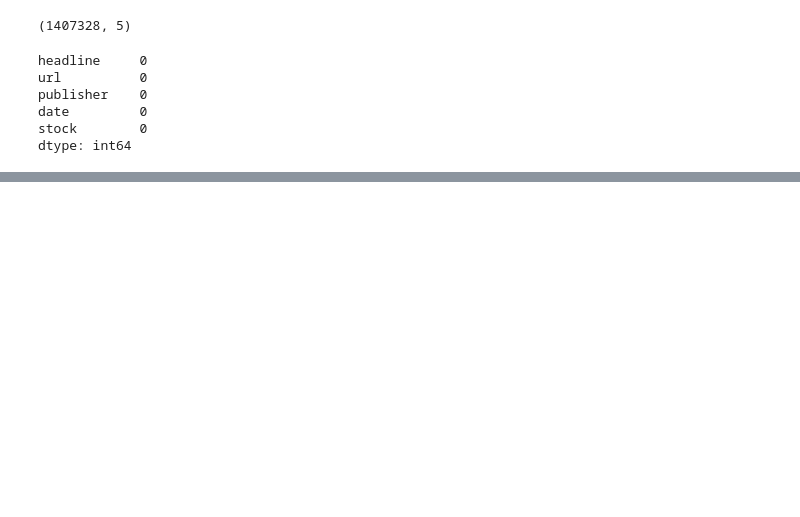
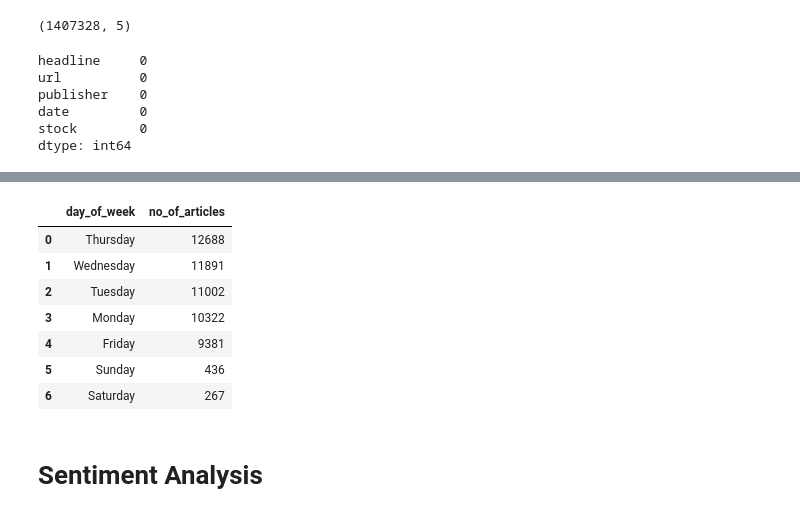
Before and after one commit to epythonlab/aim10academy-week1-challenge, a Jupyter notebook: notebooks/eda_notebook.ipynb, the cells around one changed output, grey strips where cells are left out. Saved outputs shown, nothing was run; the diff lists cells and outputs as text; code cells hidden in the pictures; blank space fills up the shorter version.

```diff
--- a/notebooks/eda_notebook.ipynb
+++ b/notebooks/eda_notebook.ipynb
@@ -93,3 +129,18 @@ Articles Per Publisher:
 | 1032 | Jose Rodrigo | 1 |
 | 1033 | Jeremie Capron | 1 |
 1034 rows × 2 columns
+# %%
+# Articles by day of weeks
+articles_by_day = eda.articles_by_day_of_week(df).reset_index(name='no_of_articles')
+articles_by_day
+# %% [output]
+|  | day_of_week | no_of_articles |
+| 0 | Thursday | 12688 |
+| 1 | Wednesday | 11891 |
+| 2 | Tuesday | 11002 |
+| 3 | Monday | 10322 |
+| 4 | Friday | 9381 |
+| 5 | Sunday | 436 |
+| 6 | Saturday | 267 |
+# %% [markdown]
+# Sentiment Analysis
```
Also changed, not shown: parts of 15 cells of this notebook, 2 other files.
